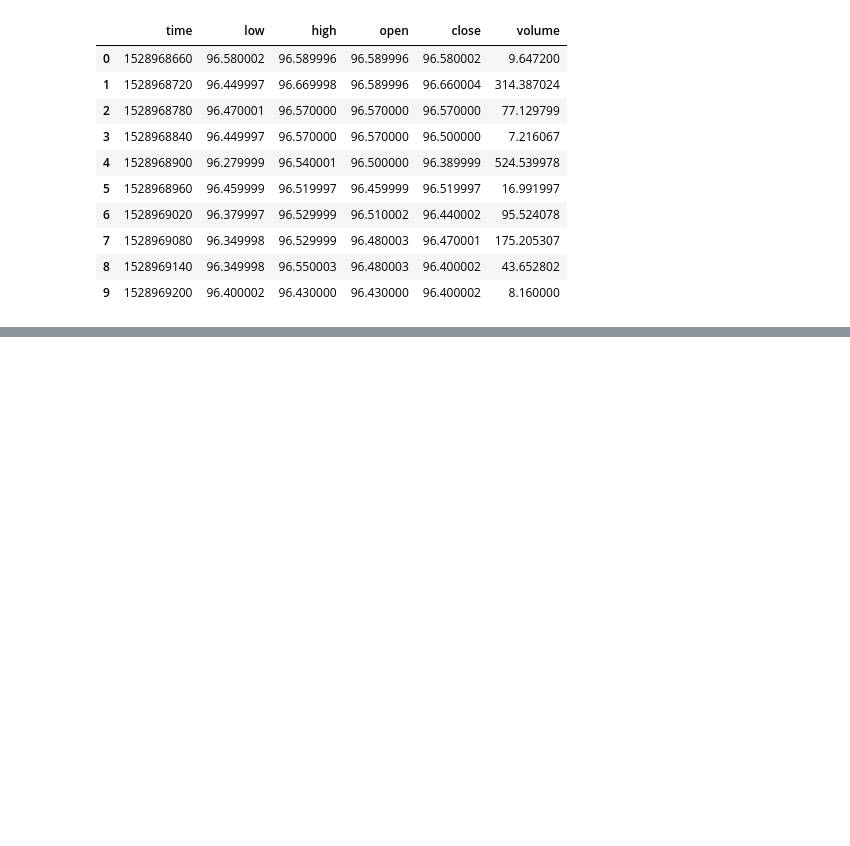
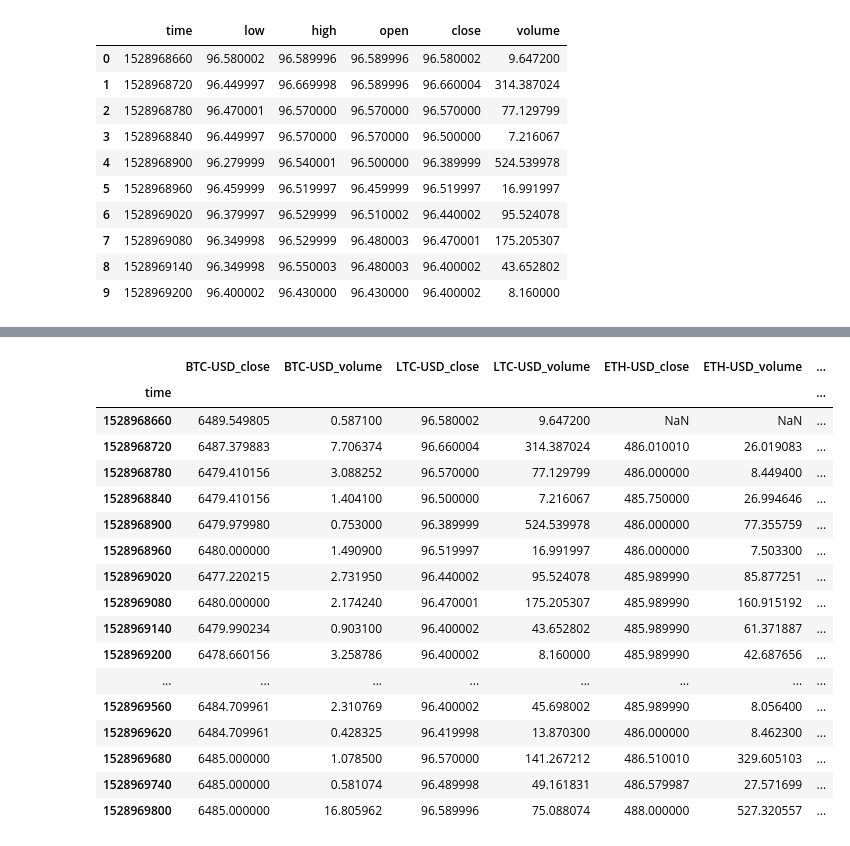
Before and after one commit to ThimaliK/Deep-Learning-with-Python, a Jupyter notebook: CryptocurrencyPrediction.ipynb, the cells around one changed output, grey strips where cells are left out. Saved outputs shown, nothing was run; the diff lists cells and outputs as text; code cells hidden in the pictures; blank space fills up the shorter version.

Commit message:
crypto currency predicting - preparing the dataset

```diff
--- a/CryptocurrencyPrediction.ipynb
+++ b/CryptocurrencyPrediction.ipynb
@@ -20,0 +19,30 @@ main_df = pd.DataFrame()
+# %%
+SEQ_LEN = 60
+FUTURE_PERIOD_PREDICT = 3
+RATIO_TO_PREDICT = "LTC-USD"
+
+def classify(current, future):
+    if float(future) > float(current):
+        return 1
+    else:
+        return 0
+
+main_df = pd.DataFrame()
+
+ratios = ["BTC-USD", "LTC-USD", "ETH-USD", "BCH-USD"]
+
+for ratio in ratios:
+    dataset = f"crypto_data/{ratio}.csv"
+    df = pd.read_csv(dataset, names=["time", "low", "high", "open", "close", "volume"])
+    df.rename(columns={"close": f"{ratio}_close", "volume": f"{ratio}_volume"}, inplace=True)
+    df.set_index("time", inplace=True)
+
+    df = df[[f"{ratio}_close", f"{ratio}_volume"]]
+    print(df.head())
+
+    if len(main_df) == 0:
+        main_df = df
+    else:
+        main_df = main_df.join(df)
+
+main_df.head(10)
@@ -20,0 +79,4 @@ main_df = pd.DataFrame()
+# %%
+main_df['future'] = main_df[f"{RATIO_TO_PREDICT}_close"].shift(-FUTURE_PERIOD_PREDICT)
+
+main_df.head(10)
@@ -20,0 +96,23 @@ main_df = pd.DataFrame()
+# %%
+main_df['target'] = list(map(classify, main_df[f"{RATIO_TO_PREDICT}_close"], main_df["future"]))
+
+main_df.head(20)
+# %% [output]
+|  | BTC-USD_close | BTC-USD_volume | LTC-USD_close | LTC-USD_volume | ETH-USD_close | ETH-USD_volume | ... |
+| time |  |  |  |  |  |  | ... |
+| 1528968660 | 6489.549805 | 0.587100 | 96.580002 | 9.647200 | NaN | NaN | ... |
+| 1528968720 | 6487.379883 | 7.706374 | 96.660004 | 314.387024 | 486.010010 | 26.019083 | ... |
+| 1528968780 | 6479.410156 | 3.088252 | 96.570000 | 77.129799 | 486.000000 | 8.449400 | ... |
+| 1528968840 | 6479.410156 | 1.404100 | 96.500000 | 7.216067 | 485.750000 | 26.994646 | ... |
+| 1528968900 | 6479.979980 | 0.753000 | 96.389999 | 524.539978 | 486.000000 | 77.355759 | ... |
+| 1528968960 | 6480.000000 | 1.490900 | 96.519997 | 16.991997 | 486.000000 | 7.503300 | ... |
+| 1528969020 | 6477.220215 | 2.731950 | 96.440002 | 95.524078 | 485.989990 | 85.877251 | ... |
+| 1528969080 | 6480.000000 | 2.174240 | 96.470001 | 175.205307 | 485.989990 | 160.915192 | ... |
+| 1528969140 | 6479.990234 | 0.903100 | 96.400002 | 43.652802 | 485.989990 | 61.371887 | ... |
+| 1528969200 | 6478.660156 | 3.258786 | 96.400002 | 8.160000 | 485.989990 | 42.687656 | ... |
+| ... | ... | ... | ... | ... | ... | ... | ... |
+| 1528969560 | 6484.709961 | 2.310769 | 96.400002 | 45.698002 | 485.989990 | 8.056400 | ... |
+| 1528969620 | 6484.709961 | 0.428325 | 96.419998 | 13.870300 | 486.000000 | 8.462300 | ... |
+| 1528969680 | 6485.000000 | 1.078500 | 96.570000 | 141.267212 | 486.510010 | 329.605103 | ... |
+| 1528969740 | 6485.000000 | 0.581074 | 96.489998 | 49.161831 | 486.579987 | 27.571699 | ... |
+| 1528969800 | 6485.000000 | 16.805962 | 96.589996 | 75.088074 | 488.000000 | 527.320557 | ... |
```
Also changed, not shown: parts of 4 cells of this notebook, 1 other file.
